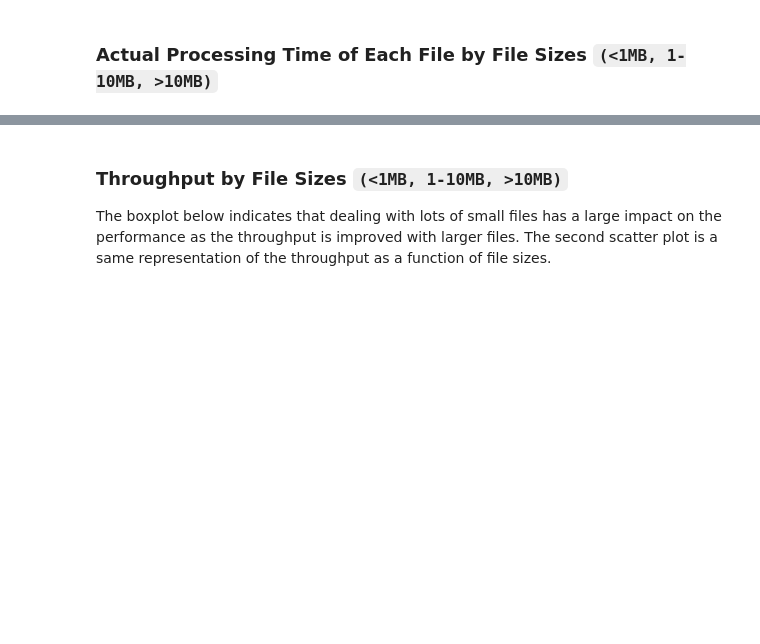
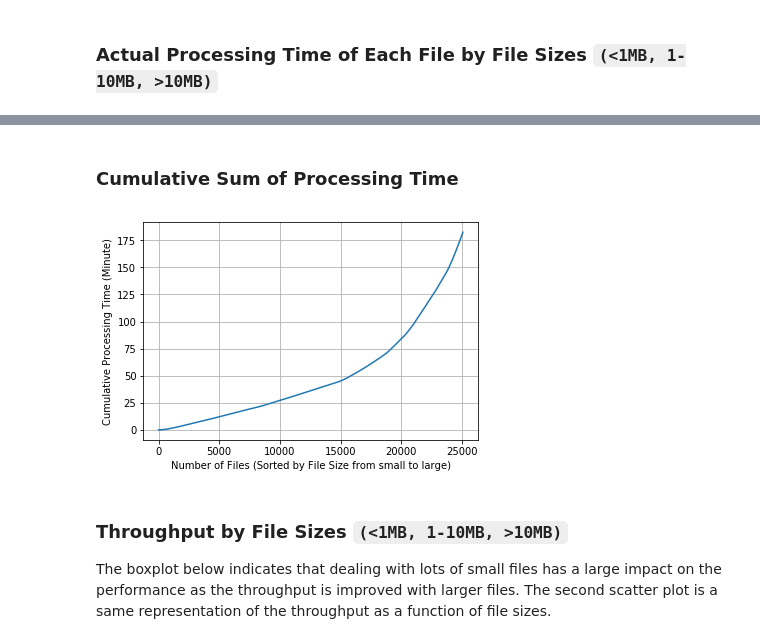
Before and after one commit to hpcanalytics/midas-alchemlyb, a Jupyter notebook: profiling.ipynb, the cells around one changed output, grey strips where cells are left out. Cells and saved outputs as stored; diff of their text form; code cells hidden in the pictures; blank space fills up the shorter version.

```diff
--- a/profiling.ipynb
+++ b/profiling.ipynb
@@ -173,3 +173,14 @@ plt.show()
+# %% [markdown]
+### Cumulative Sum of Processing Time
+# %%
+df_outlier_removed_by_bytes = df_outlier_removed.sort_values(by=['bytes']).reset_index(drop=True)
+ax=(df_outlier_removed_by_bytes.elapsed_time.cumsum()/60).plot()
+ax.set_xlabel('Number of Files (Sorted by File Size from small to large)')
+ax.set_ylabel('Cumulative Processing Time (Minute)')
+plt.grid()
+plt.show()
+# %% [output]
+[figure, added]
 # %% [markdown]
 ### Throughput by File Sizes `(<1MB, 1-10MB, >10MB)`
 
```
Also changed, not shown: parts of 6 cells of this notebook, 1 other file.
